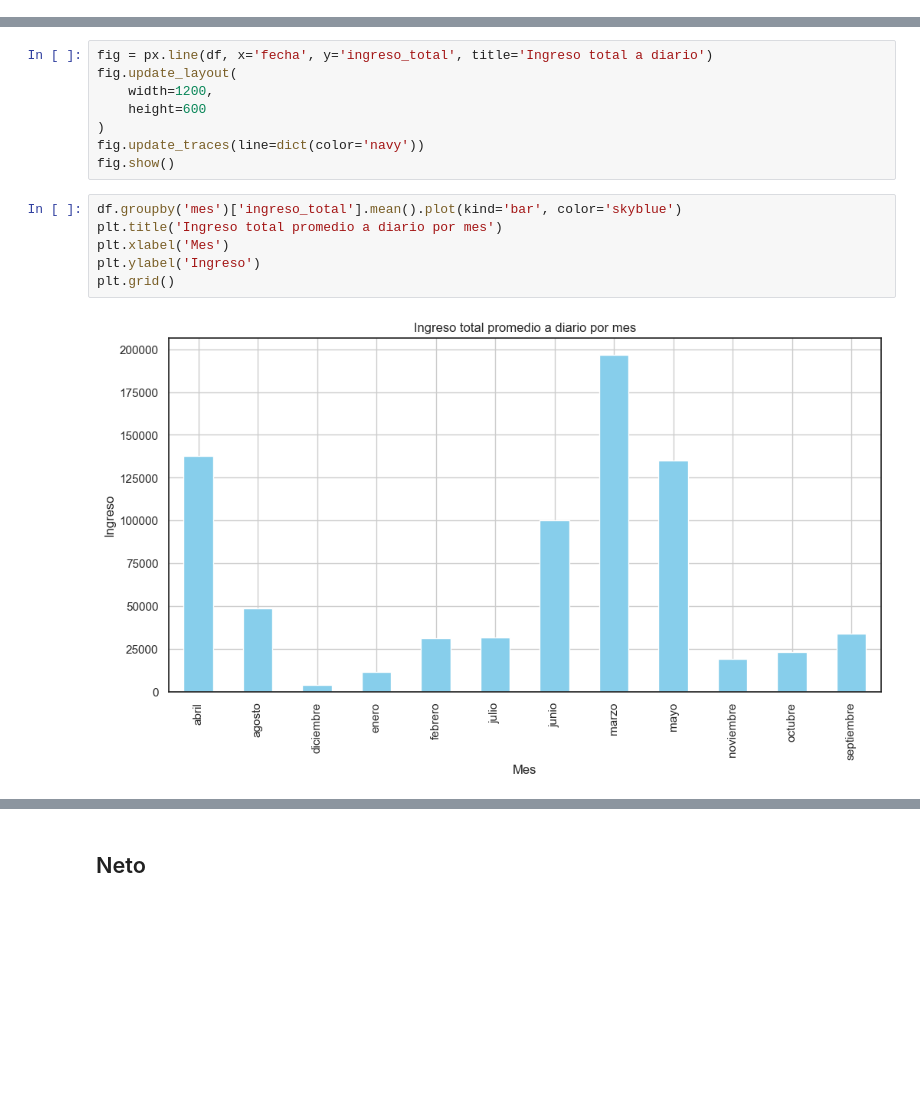
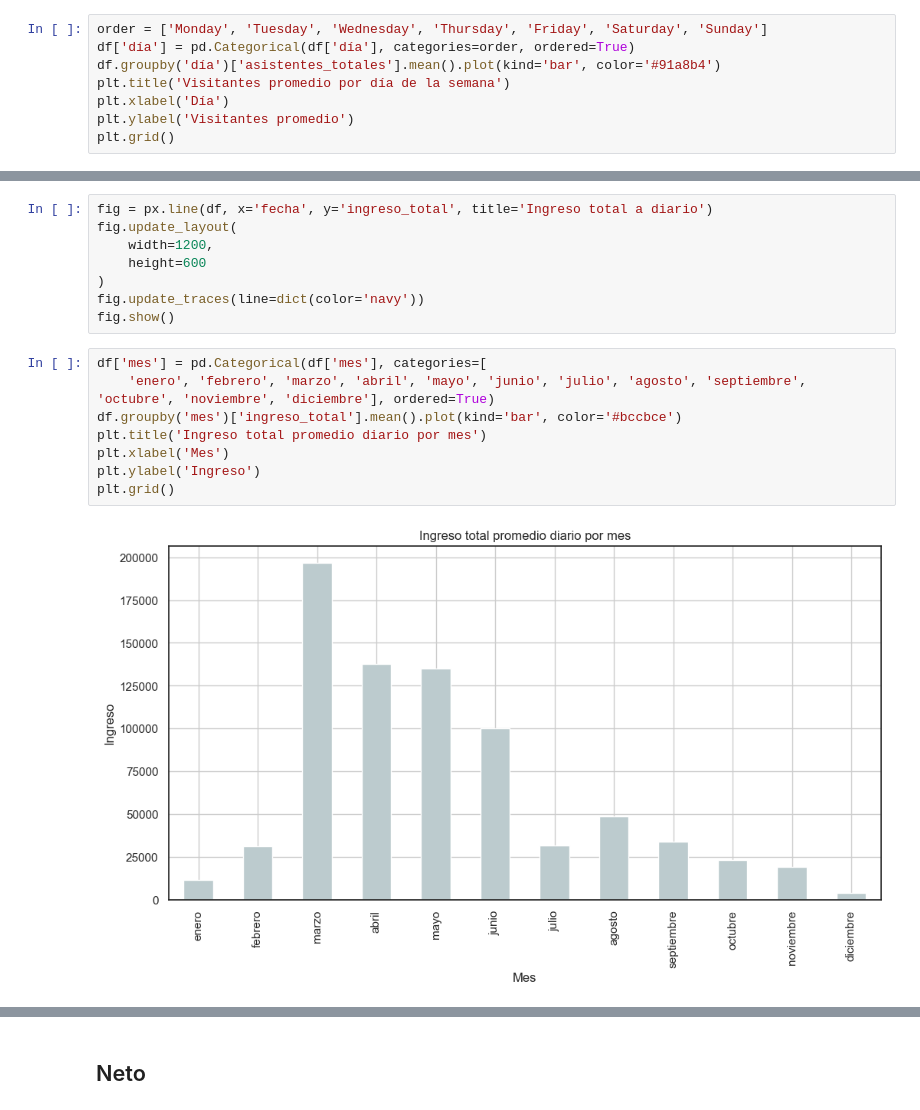
Before and after one commit to LuisMB09/lab_analisis_datos, a Jupyter notebook: Proyecto_Kelly.ipynb, the cells around one changed output, grey strips where cells are left out. Drawn from its saved outputs; the diff is of its cells as text; blank space fills up the shorter version.

Commit message:
colores proyecto

```diff
--- a/Proyecto_Kelly.ipynb
+++ b/Proyecto_Kelly.ipynb
@@ -99,0 +100,8 @@ plt.grid()
+# %%
+order = ['Monday', 'Tuesday', 'Wednesday', 'Thursday', 'Friday', 'Saturday', 'Sunday']
+df['día'] = pd.Categorical(df['día'], categories=order, ordered=True)
+df.groupby('día')['asistentes_totales'].mean().plot(kind='bar', color='#91a8b4')
+plt.title('Visitantes promedio por día de la semana')
+plt.xlabel('Día')
+plt.ylabel('Visitantes promedio')
+plt.grid()
@@ -244,13 +254,15 @@ fig.update_layout(
 fig.update_traces(line=dict(color='navy'))
 fig.show()
 # %%
-df.groupby('mes')['ingreso_total'].mean().plot(kind='bar', color='skyblue')
-plt.title('Ingreso total promedio a diario por mes')
+df['mes'] = pd.Categorical(df['mes'], categories=[
+    'enero', 'febrero', 'marzo', 'abril', 'mayo', 'junio', 'julio', 'agosto', 'septiembre', 'octubre', 'noviembre', 'diciembre'], ordered=True)
+df.groupby('mes')['ingreso_total'].mean().plot(kind='bar', color='#bccbce')
+plt.title('Ingreso total promedio diario por mes')
 plt.xlabel('Mes')
 plt.ylabel('Ingreso')
 plt.grid()
 # %% [output]
-[figure, old version]
+[figure, new version]
 # %%
 df.groupby('día')['ingreso_total'].mean().plot(kind='bar', color='skyblue')
 plt.title('Ingreso total promedio por día')
```
Also changed, not shown: parts of 24 cells of this notebook.
